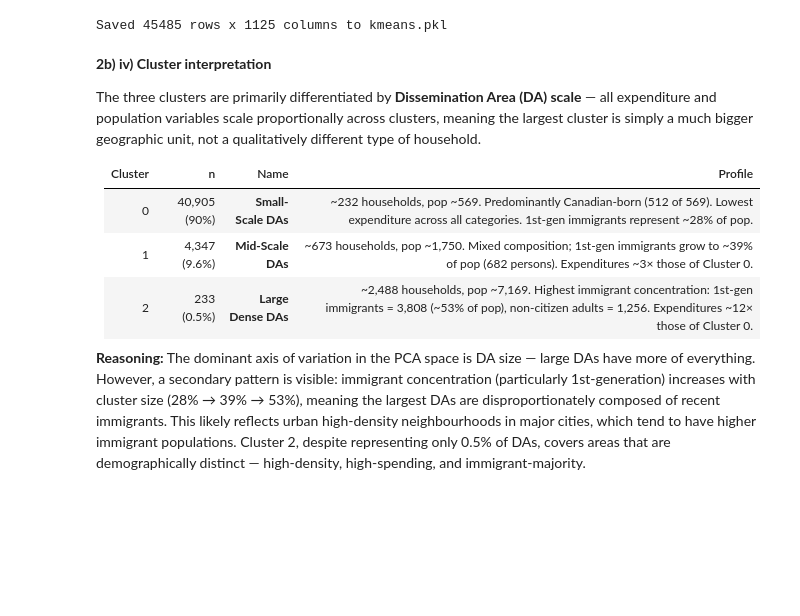
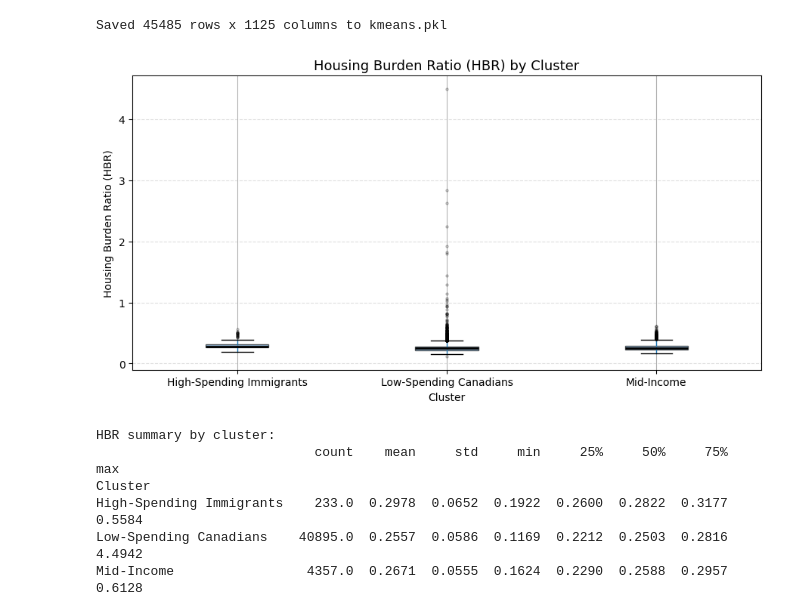
Before and after one commit to Astru5/DS3000, a Jupyter notebook: notebooks/unsupervised_learning.ipynb, the cells around one changed output. Drawn from its saved outputs; the diff is of its cells as text; code cells hidden in the pictures; blank space fills up the shorter version.

```diff
--- a/notebooks/unsupervised_learning.ipynb
+++ b/notebooks/unsupervised_learning.ipynb
@@ -340,52 +329,48 @@ with open('../data/processed/kmeans.pkl', 'wb') as f:
 print(f"Saved {X_train_clustered.shape[0]} rows x {X_train_clustered.shape[1]} columns to kmeans.pkl")
 # %% [output]
 Saved 45485 rows x 1125 columns to kmeans.pkl
-# %% [markdown]
-**2b) iv) Cluster interpretation**
-
-The three clusters are primarily differentiated by **Dissemination Area (DA) scale** — all expenditure and population variables scale proportionally across clusters, meaning the largest cluster is simply a much bigger geographic unit, not a qualitatively different type of household.
-
-| Cluster | n | Name | Profile |
-|---------|---|------|---------|
-| 0 | 40,905 (90%) | **Small-Scale DAs** | ~232 households, pop ~569. Predominantly Canadian-born (512 of 569). Lowest expenditure across all categories. 1st-gen immigrants represent ~28% of pop. |
-| 1 | 4,347 (9.6%) | **Mid-Scale DAs** | ~673 households, pop ~1,750. Mixed composition; 1st-gen immigrants grow to ~39% of pop (682 persons). Expenditures ~3× those of Cluster 0. |
-| 2 | 233 (0.5%) | **Large Dense DAs** | ~2,488 households, pop ~7,169. Highest immigrant concentration: 1st-gen immigrants = 3,808 (~53% of pop), non-citizen adults = 1,256. Expenditures ~12× those of Cluster 0. |
-
-**Reasoning:** The dominant axis of variation in the PCA space is DA size — large DAs have more of everything. However, a secondary pattern is visible: immigrant concentration (particularly 1st-generation) increases with cluster size (28% → 39% → 53%), meaning the largest DAs are disproportionately composed of recent immigrants. This likely reflects urban high-density neighbourhoods in major cities, which tend to have higher immigrant populations. Cluster 2, despite representing only 0.5% of DAs, covers areas that are demographically distinct — high-density, high-spending, and immigrant-majority.
 # %%
 # 2b) v) Boxplot of target variable y by cluster
 
 cluster_name_map = {
-    0: 'Small-Scale DAs',
-    1: 'Mid-Scale DAs',
-    2: 'Large Dense DAs',
+    0: 'Low-Spending Canadians',
+    1: 'Mid-Income',
+    2: 'High-Spending Immigrants',
 }
 
 y_cluster_df = pd.DataFrame({
     'HBR': y_train.values,
     'Cluster': [cluster_name_map[c] for c in cluster_labels]
 })
 
 fig, ax = plt.subplots(figsize=(9, 5))
 
 y_cluster_df.boxplot(
     column='HBR',
     by='Cluster',
     ax=ax,
     patch_artist=True,
     boxprops=dict(facecolor='steelblue', alpha=0.6),
     medianprops=dict(color='black', linewidth=2),
     flierprops=dict(marker='o', markersize=2, alpha=0.3, color='grey'),
     notch=False,
 )
 
 ax.set_title("Housing Burden Ratio (HBR) by Cluster", fontsize=13)
 ax.set_xlabel("Cluster")
 ax.set_ylabel("Housing Burden Ratio (HBR)")
 plt.suptitle("")
 ax.grid(axis='y', linestyle='--', alpha=0.4)
 plt.tight_layout()
 plt.show()
 
 print("HBR summary by cluster:")
 print(y_cluster_df.groupby('Cluster')['HBR'].describe().round(4).to_string())
+# %% [output]
+[figure, added]
+HBR summary by cluster:
+                            count    mean     std     min     25%     50%     75%     max
+Cluster
+High-Spending Immigrants    233.0  0.2978  0.0652  0.1922  0.2600  0.2822  0.3177  0.5584
+Low-Spending Canadians    40895.0  0.2557  0.0586  0.1169  0.2212  0.2503  0.2816  4.4942
+Mid-Income                 4357.0  0.2671  0.0555  0.1624  0.2290  0.2588  0.2957  0.6128
```
Also changed, not shown: parts of 19 cells of this notebook, 1 other file.
